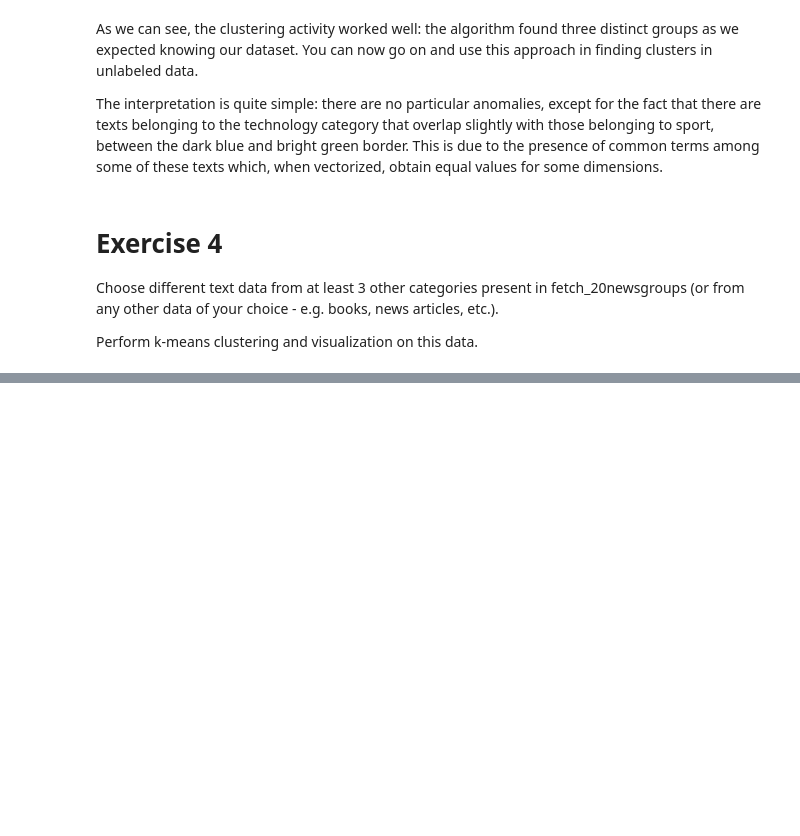
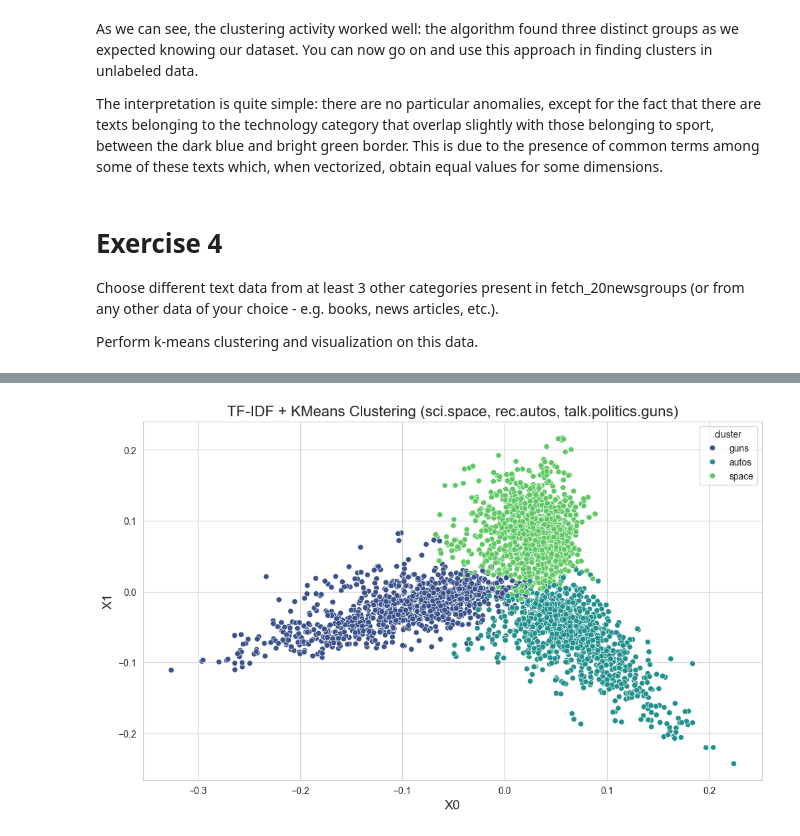
Before and after one commit to AlexandruCL/An_3, a Jupyter notebook: Sem_2/DM/Week_10/DM9_2025.ipynb, the cells around one changed output, grey strips where cells are left out. Drawn from its saved outputs; the diff is of its cells as text; code cells hidden in the pictures; blank space fills up the shorter version.

```diff
--- a/Sem_2/DM/Week_10/DM9_2025.ipynb
+++ b/Sem_2/DM/Week_10/DM9_2025.ipynb
@@ -1467,0 +1300,77 @@ print("\nAll exercises completed!")
+# %%
+from sklearn.datasets import fetch_20newsgroups
+from sklearn.feature_extraction.text import TfidfVectorizer
+from sklearn.cluster import KMeans
+from sklearn.decomposition import PCA
+import pandas as pd
+import numpy as np
+import re
+import string
+import nltk
+from nltk.corpus import stopwords
+import matplotlib.pyplot as plt
+import seaborn as sns
+
+# 1. Load different categories
+categories_ex4 = ['sci.space', 'rec.autos', 'talk.politics.guns']
+dataset_ex4 = fetch_20newsgroups(subset='all', categories=categories_ex4,
+                                 shuffle=True, random_state=42)
+
+# 2. Clean text (same function used in the lab)
+def preprocess_text(text):
+    text = text.lower()
+    text = re.sub(r'\d+', '', text)
+    text = text.translate(str.maketrans('', '', string.punctuation))
+    text = text.strip()
+    tokens = text.split()
+    try:
+        stop_words = set(stopwords.words('english'))
+    except LookupError:
+        nltk.download('stopwords')
+        stop_words = set(stopwords.words('english'))
+    tokens = [w for w in tokens if w not in stop_words]
+    return ' '.join(tokens)
+
+corpus_ex4 = [preprocess_text(doc) for doc in dataset_ex4.data]
+
+# 3. Build DataFrame
+df_ex4 = pd.DataFrame({'corpus': dataset_ex4.data, 'cleaned': corpus_ex4})
+
+# 4. TF-IDF vectorization
+vectorizer_ex4 = TfidfVectorizer(sublinear_tf=True, min_df=5, max_df=0.95)
+X_ex4 = vectorizer_ex4.fit_transform(df_ex4['cleaned'])
+
+# 5. K-Means clustering (k = number of categories)
+kmeans_ex4 = KMeans(n_clusters=len(categories_ex4), random_state=42, n_init=10)
+clusters_ex4 = kmeans_ex4.fit_predict(X_ex4)
+df_ex4['cluster'] = clusters_ex4
+
+# 6. Top keywords per cluster
+def get_top_keywords_ex4(n_terms):
+    df_grouped = pd.DataFrame(X_ex4.todense()).groupby(clusters_ex4).mean()
+    terms = vectorizer_ex4.get_feature_names_out()
+    for i, r in df_grouped.iterrows():
+        print(f'\nCluster {i}')
+        print(','.join([terms[t] for t in np.argsort(r)[-n_terms:]]))
+
+get_top_keywords_ex4(10)
+
+# 7. PCA dimensionality reduction for visualization
+pca_ex4 = PCA(n_components=2, random_state=42)
+pca_vecs_ex4 = pca_ex4.fit_transform(X_ex4.toarray())
+df_ex4['x0'] = pca_vecs_ex4[:, 0]
+df_ex4['x1'] = pca_vecs_ex4[:, 1]
+
+# 8. Map cluster labels
+cluster_map_ex4 = {i: categories_ex4[i].split('.')[-1] for i in range(len(categories_ex4))}
+df_ex4['cluster'] = df_ex4['cluster'].map(cluster_map_ex4)
+
+# 9. Visualize
+plt.figure(figsize=(12, 7))
+plt.title("TF-IDF + KMeans Clustering (sci.space, rec.autos, talk.politics.guns)",
+          fontdict={"fontsize": 16})
+plt.xlabel("X0", fontdict={"fontsize": 14})
+plt.ylabel("X1", fontdict={"fontsize": 14})
+sns.scatterplot(data=df_ex4, x='x0', y='x1', hue='cluster', palette='viridis')
+plt.show()
+# %% [output]
@@ -1467,0 +1385 @@ print("\nAll exercises completed!")
+[figure, added]
```
Also changed, not shown: parts of 27 cells of this notebook, 2 other files.
